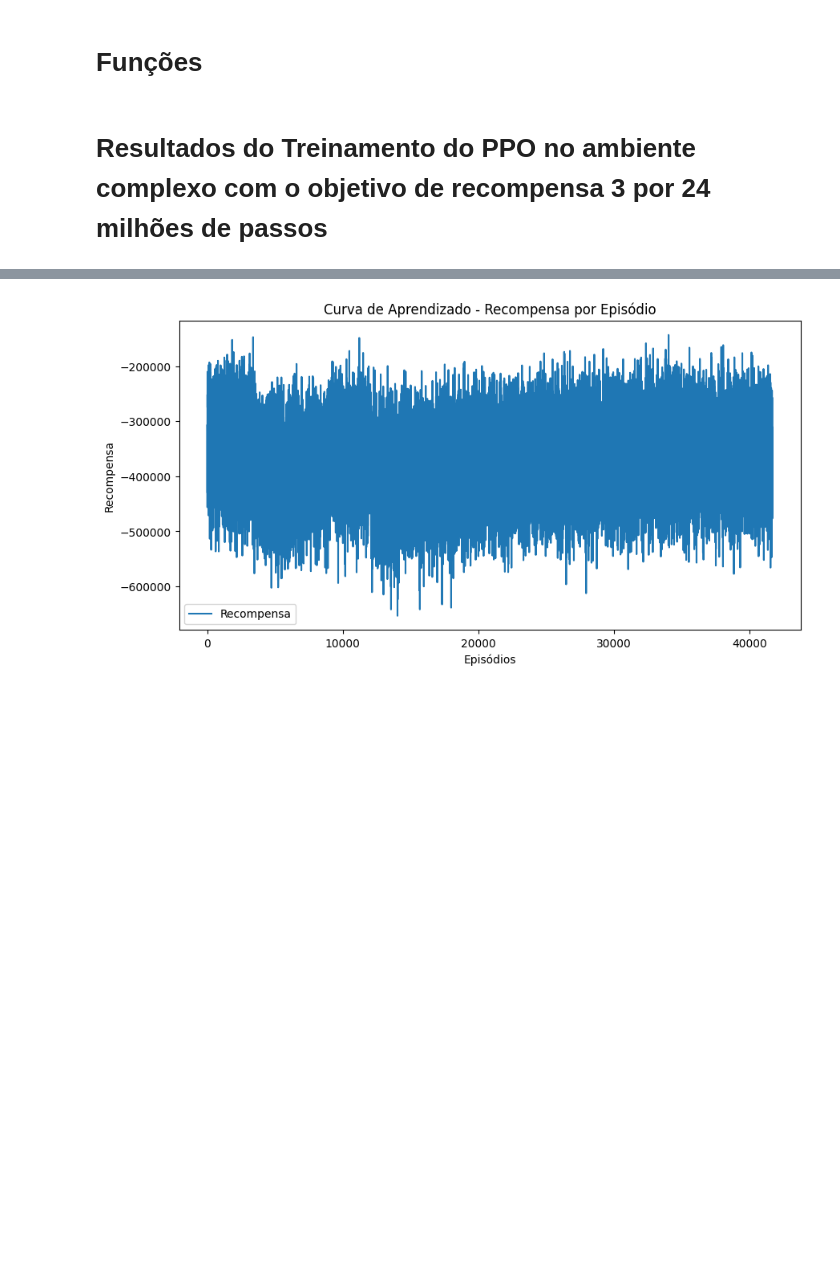
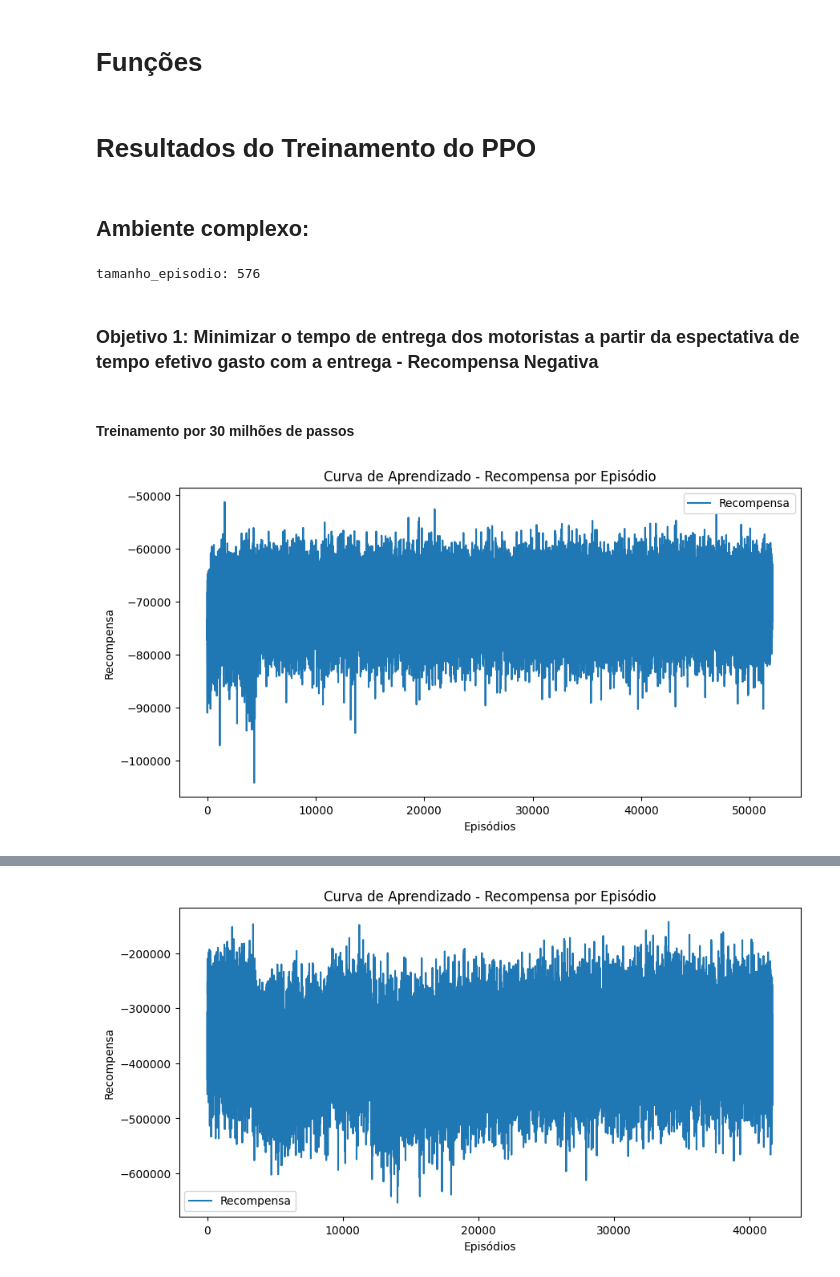
Before and after one commit to MarquinhoCF/food-delivery-gym, a Jupyter notebook: src/notebooks/generate_graphs.ipynb, the cells around one changed output, grey strips where cells are left out. Saved outputs shown, nothing was run; the diff lists cells and outputs as text; code cells hidden in the pictures; blank space fills up the shorter version.

Commit message:
feat: Atualiza o notebook de geração de gráfico para usar novos dados de treinamento

```diff
--- a/src/notebooks/generate_graphs.ipynb
+++ b/src/notebooks/generate_graphs.ipynb
@@ -125,4 +118,25 @@ def plotar_tendencia_com_minimo(media, desvio, minimo, titulo="Tendência de Rec
     plt.grid(True, linestyle="--", alpha=0.3)
     plt.show()
 # %% [markdown]
-# **Resultados do Treinamento do PPO no ambiente complexo com o objetivo de recompensa 3 por 24 milhões de passos**
+# **Resultados do Treinamento do PPO**
+# %% [markdown]
+## **Ambiente complexo:**
+# %%
+scenarios_path = os.path.abspath(os.path.join(os.getcwd(), "../../scenarios/"))
+gym_env: FoodDeliveryGymEnv = load_scenario("complex.json", dir_path=scenarios_path)
+tamanho_episodio = gym_env.num_orders
+print(f"tamanho_episodio: {tamanho_episodio}")
+# %% [output]
+tamanho_episodio: 576
+# %% [markdown]
+### **Objetivo 1: Minimizar o tempo de entrega dos motoristas a partir da espectativa de tempo efetivo gasto com a entrega - Recompensa Negativa**
+# %% [markdown]
+#### **Treinamento por 30 milhões de passos**
+# %%
+caminho = os.path.abspath(os.path.join(os.getcwd(), "../../", "data", "ppo_training", "obj_1", "complex_scenario", "30000000_time_steps"))
+log_data = carregar_log(caminho)
+retornos = log_data["r"].values
+# Plotar recompensa acumulada por episódio
+plotar_recompensa(retornos)
+# %% [output]
+[figure, added]
```
Also changed, not shown: parts of 27 cells of this notebook, 2 other files.
